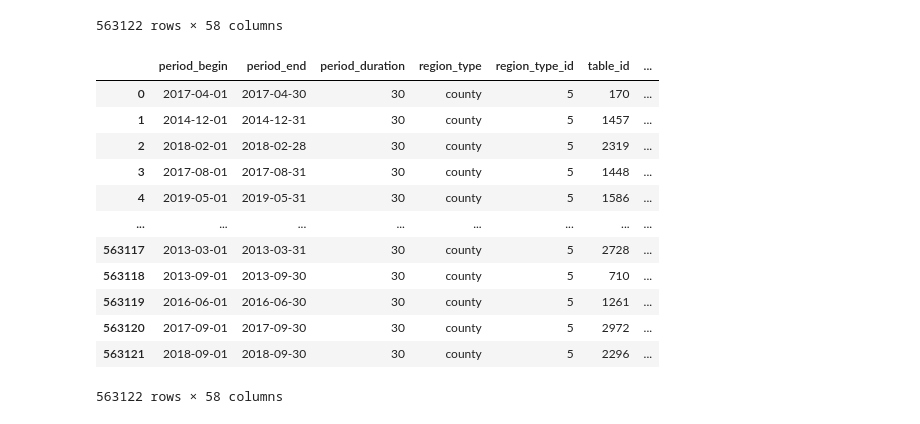
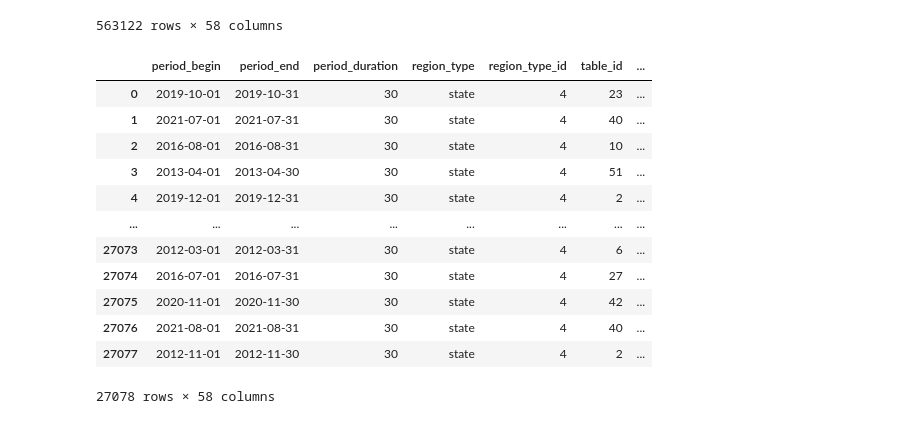
Before and after one commit to laurenweiner/GW-Bootcamp-Project, a Jupyter notebook: group-gw-redfin-data-3-10.ipynb, the cells around one changed output. Drawn from its saved outputs; the diff is of its cells as text; code cells hidden in the pictures.

Commit message:
Kaggle Notebook | group-gw-redfin-data-3.10 | Version 2 - fix mistake made in version 1

```diff
--- a/group-gw-redfin-data-3-10.ipynb
+++ b/group-gw-redfin-data-3-10.ipynb
@@ -44,20 +44,20 @@ county_df
 563122 rows × 58 columns
 # %%
 # state data df
-state = '/kaggle/input/redfin-housing-market-data/state_market_tracker.tsv000'
-state_df = pd.read_csv(currentfile, sep='\t')
+state_data = '/kaggle/input/redfin-housing-market-data/state_market_tracker.tsv000'
+state_df = pd.read_csv(state_data, sep='\t')
 state_df
 # %% [output]
 |  | period_begin | period_end | period_duration | region_type | region_type_id | table_id | ... |
-| 0 | 2017-04-01 | 2017-04-30 | 30 | county | 5 | 170 | ... |
-| 1 | 2014-12-01 | 2014-12-31 | 30 | county | 5 | 1457 | ... |
-| 2 | 2018-02-01 | 2018-02-28 | 30 | county | 5 | 2319 | ... |
-| 3 | 2017-08-01 | 2017-08-31 | 30 | county | 5 | 1448 | ... |
-| 4 | 2019-05-01 | 2019-05-31 | 30 | county | 5 | 1586 | ... |
+| 0 | 2019-10-01 | 2019-10-31 | 30 | state | 4 | 23 | ... |
+| 1 | 2021-07-01 | 2021-07-31 | 30 | state | 4 | 40 | ... |
+| 2 | 2016-08-01 | 2016-08-31 | 30 | state | 4 | 10 | ... |
+| 3 | 2013-04-01 | 2013-04-30 | 30 | state | 4 | 51 | ... |
+| 4 | 2019-12-01 | 2019-12-31 | 30 | state | 4 | 2 | ... |
 | ... | ... | ... | ... | ... | ... | ... | ... |
-| 563117 | 2013-03-01 | 2013-03-31 | 30 | county | 5 | 2728 | ... |
-| 563118 | 2013-09-01 | 2013-09-30 | 30 | county | 5 | 710 | ... |
-| 563119 | 2016-06-01 | 2016-06-30 | 30 | county | 5 | 1261 | ... |
-| 563120 | 2017-09-01 | 2017-09-30 | 30 | county | 5 | 2972 | ... |
-| 563121 | 2018-09-01 | 2018-09-30 | 30 | county | 5 | 2296 | ... |
+| 27073 | 2012-03-01 | 2012-03-31 | 30 | state | 4 | 6 | ... |
+| 27074 | 2016-07-01 | 2016-07-31 | 30 | state | 4 | 27 | ... |
+| 27075 | 2020-11-01 | 2020-11-30 | 30 | state | 4 | 42 | ... |
+| 27076 | 2021-08-01 | 2021-08-31 | 30 | state | 4 | 40 | ... |
+| 27077 | 2012-11-01 | 2012-11-30 | 30 | state | 4 | 2 | ... |
-563122 rows × 58 columns
+27078 rows × 58 columns
```
Also changed, not shown: parts of 2 cells of this notebook.
